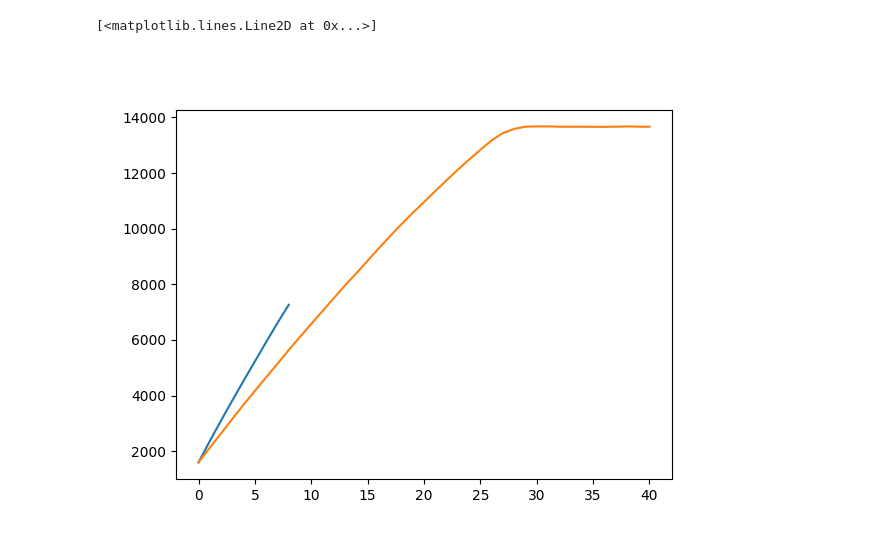
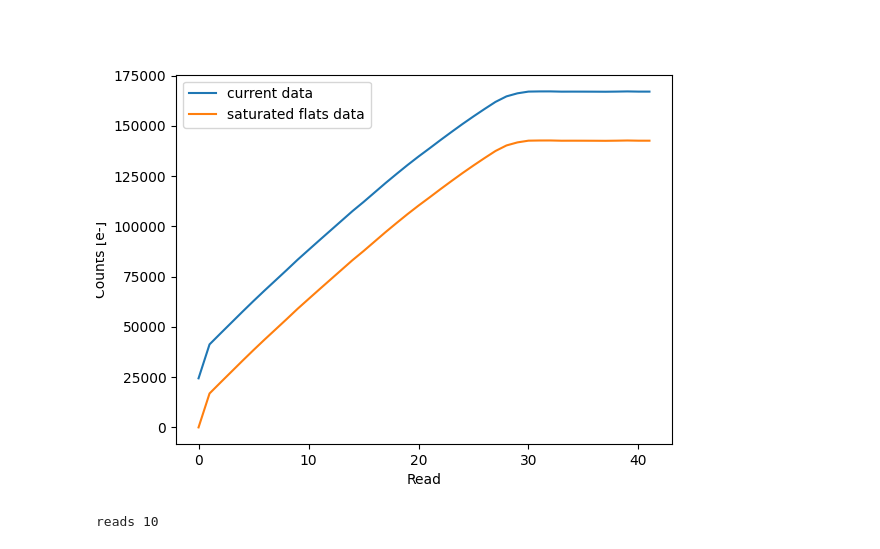
Before and after one commit to ashbake/H2RGDetectorCharacterization, a Jupyter notebook: mikes_code/SCALES PTC test.ipynb, the cells around one changed output. Drawn from its saved outputs; the diff is of its cells as text; code cells hidden in the pictures.

```diff
--- a/mikes_code/SCALES PTC test.ipynb
+++ b/mikes_code/SCALES PTC test.ipynb
@@ -27,22 +27,25 @@ from ptc_gain import compute_ptc
 # Load DATA
 DATA_FOLDER = '/Users/ashleybaker/Documents/HISPEC/_data/h2rg_images/20260226/'
 data_dir = 'utr_10reads/'
-#DATA_FOLDER = '/Users/ashleybaker/Documents/HISPEC/_data/h2rg_images/20260303/'
-#data_dir = 'saturated_flats_UTR/'
-min,max = 1050,1070
+DATA_FOLDER = '/Users/ashleybaker/Documents/HISPEC/_data/h2rg_images/20260303/'
+data_dir = 'saturated_flats_UTR/'
+#DATA_FOLDER = '/Users/ashleybaker/Documents/HISPEC/_data/h2rg_images/20260227/'
+#data_dir = 'utr_10/'
+min,max = 800, 900 #100,150
 inds     = np.s_[:,min:max,min:max]
 ims,ims_notflat,reset = load_ims(DATA_FOLDER + data_dir, inds)
 
-save_path = './plots/'
+save_path = f'./plots_{data_dir}'
 # Run PTC
 result = compute_ptc(ims,
+                     correct_nonlinearity=True,
                      poly_degree=2,
-                     fit_min_mean_dn= 5000,
+                     fit_min_mean_dn= 3000,
                      fit_min_var_dn2= 0,
-                     fit_max_mean_dn=20_000,
-                     fit_max_var_dn2=200_000,
-                     plot_max_mean_dn=80_000,
-                     plot_max_var_dn2=200_000,
+                     fit_max_mean_dn=15_000,
+                     fit_max_var_dn2=20_000,
+                     plot_max_mean_dn=45_000,
+                     plot_max_var_dn2=None,
                      save_path=save_path)
 # %% [output]
 Optimizer status 2: `ftol` termination condition is satisfied.
@@ -57,17 +62,28 @@ Figure saved to ./plots/
 # %%
 
 # plot ramp in electrons
 plt.figure()
-plt.plot(ims_notflat[0,:,10,10] * result.gain)
+plt.plot(ims_notflat[0,:,10,10] * result.gain,label='current data')
 
 # load saturated files
 DATA_FOLDER = '/Users/ashleybaker/Documents/HISPEC/_data/h2rg_images/20260303/'
-data_dir = 'saturated_flats_UTR/'
-min,max = 800,850
+data_dir    = 'saturated_flats_UTR/'
+min,max = 800,1200
 inds     = np.s_[:,min:max,min:max]
 _,ims_notflat_sat,_ = load_ims(DATA_FOLDER + data_dir, inds)
 
-plt.plot(ims_notflat_sat[0,:,10,10]* result.gain)
+plt.plot((ims_notflat_sat[0,:,10,10] -ims_notflat_sat[0,0,10,10]) * result.gain,label='saturated flats data')
+plt.xlabel('Read')
+plt.ylabel('Counts [e-]')
+plt.legend()
+plt.show()
 # %% [output]
-[<matplotlib.lines.Line2D at 0x...>]
-[figure, old version]
+[figure, new version]
+# %%
+# Try my own
+n_exp, n_read, ny, nx = ims_notflat.shape
+means = np.nanmean(ims_notflat[:, :, 10,12],axis=0)
+vars = np.nanvar(ims_notflat[:, :, 10,12],axis=0)
+print('reads', n_read)
+# %% [output]
+reads 10
```
Also changed, not shown: parts of 5 cells of this notebook, 1 other file.
